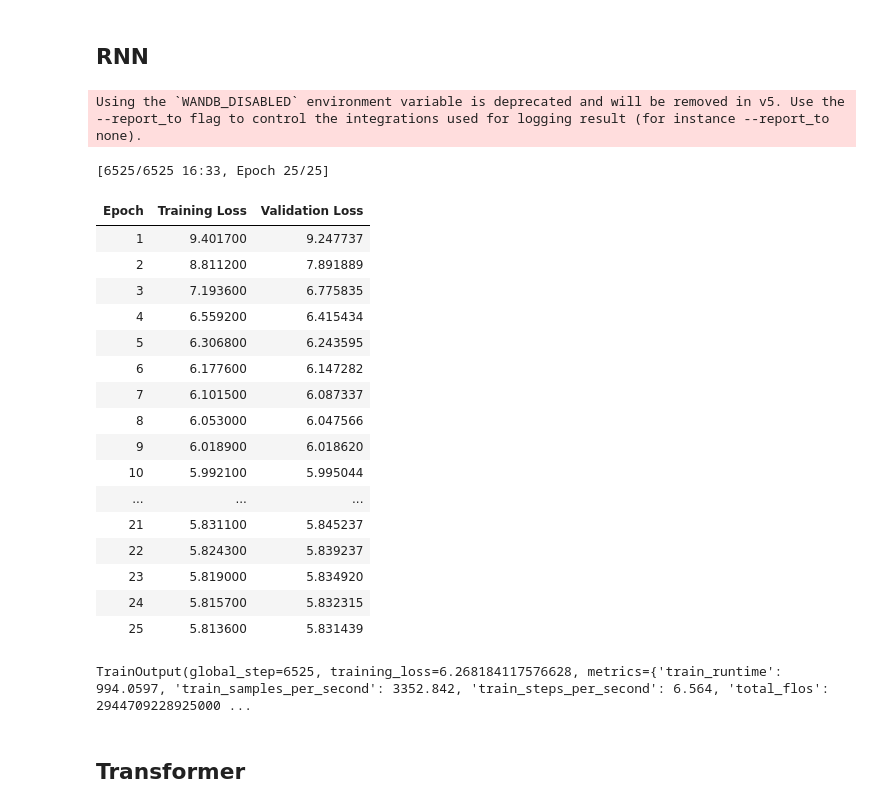
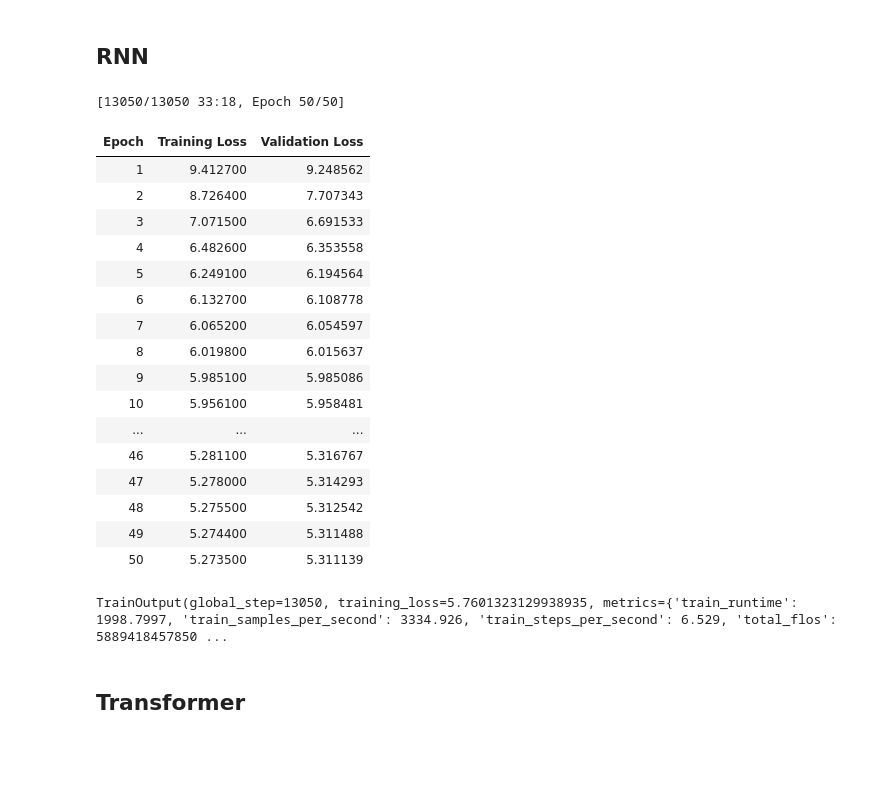
Before and after one commit to qhung23125005/AIO, a Jupyter notebook: AIO24/Module8/MachineTranslation/Transformer-based.ipynb, the cells around one changed output. Drawn from its saved outputs; the diff is of its cells as text; code cells hidden in the pictures; blank space fills up the shorter version.

```diff
--- a/AIO24/Module8/MachineTranslation/Transformer-based.ipynb
+++ b/AIO24/Module8/MachineTranslation/Transformer-based.ipynb
@@ -286,46 +286,45 @@ model_rnn = Seq2SeqRNN(config_rnn, tokenizer_en)
 # %%
 training_args = TrainingArguments(
     output_dir="./rnn-en-vi-machine-translation",
     eval_strategy="epoch",
     save_strategy="epoch",
     logging_strategy="epoch",
     learning_rate=2e-5,
     per_device_train_batch_size=512,
     per_device_eval_batch_size=512,
-    num_train_epochs=25,
+    num_train_epochs=50,
     weight_decay=0.01,
     save_total_limit=1,
 )
 
 trainer_rnn = Trainer(
     model=model_rnn,
     args=training_args,
     train_dataset=preprocessed_ds['train'],
     eval_dataset=preprocessed_ds['validation'],
 )
 
 trainer_rnn.train()
 # %% [output]
-Using the `WANDB_DISABLED` environment variable is deprecated and will be removed in v5. Use the --report_to flag to control the integrations used for logging result (for instance --report_to none).
+[13050/13050 33:18, Epoch 50/50]
+| Epoch | Training Loss | Validation Loss |
+| 1 | 9.412700 | 9.248562 |
+| 2 | 8.726400 | 7.707343 |
+| 3 | 7.071500 | 6.691533 |
+| 4 | 6.482600 | 6.353558 |
+| 5 | 6.249100 | 6.194564 |
+| 6 | 6.132700 | 6.108778 |
+| 7 | 6.065200 | 6.054597 |
+| 8 | 6.019800 | 6.015637 |
+| 9 | 5.985100 | 5.985086 |
+| 10 | 5.956100 | 5.958481 |
+| ... | ... | ... |
+| 46 | 5.281100 | 5.316767 |
+| 47 | 5.278000 | 5.314293 |
+| 48 | 5.275500 | 5.312542 |
+| 49 | 5.274400 | 5.311488 |
+| 50 | 5.273500 | 5.311139 |
-[6525/6525 16:33, Epoch 25/25]
+TrainOutput(global_step=13050, training_loss=5.7601323129938935, metrics={'train_runtime': 1998.7997, 'train_samples_per_second': 3334.926, 'train_steps_per_second': 6.529, 'total_flos': 5889418457850 ...
-| Epoch | Training Loss | Validation Loss |
-| 1 | 9.401700 | 9.247737 |
-| 2 | 8.811200 | 7.891889 |
-| 3 | 7.193600 | 6.775835 |
-| 4 | 6.559200 | 6.415434 |
-| 5 | 6.306800 | 6.243595 |
-| 6 | 6.177600 | 6.147282 |
-| 7 | 6.101500 | 6.087337 |
-| 8 | 6.053000 | 6.047566 |
-| 9 | 6.018900 | 6.018620 |
-| 10 | 5.992100 | 5.995044 |
-| ... | ... | ... |
-| 21 | 5.831100 | 5.845237 |
-| 22 | 5.824300 | 5.839237 |
-| 23 | 5.819000 | 5.834920 |
-| 24 | 5.815700 | 5.832315 |
-| 25 | 5.813600 | 5.831439 |
-TrainOutput(global_step=6525, training_loss=6.268184117576628, metrics={'train_runtime': 994.0597, 'train_samples_per_second': 3352.842, 'train_steps_per_second': 6.564, 'total_flos': 2944709228925000 ...
 # %% [markdown]
 ## Transformer
 # %%
```
Also changed, not shown: parts of 8 cells of this notebook.
